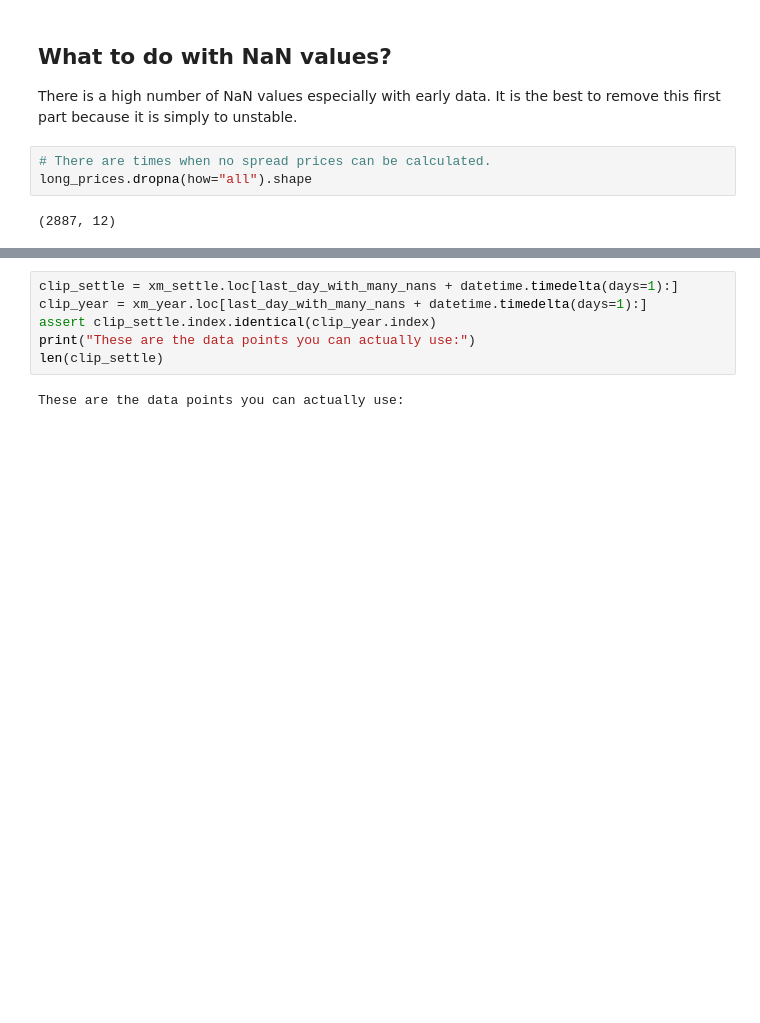
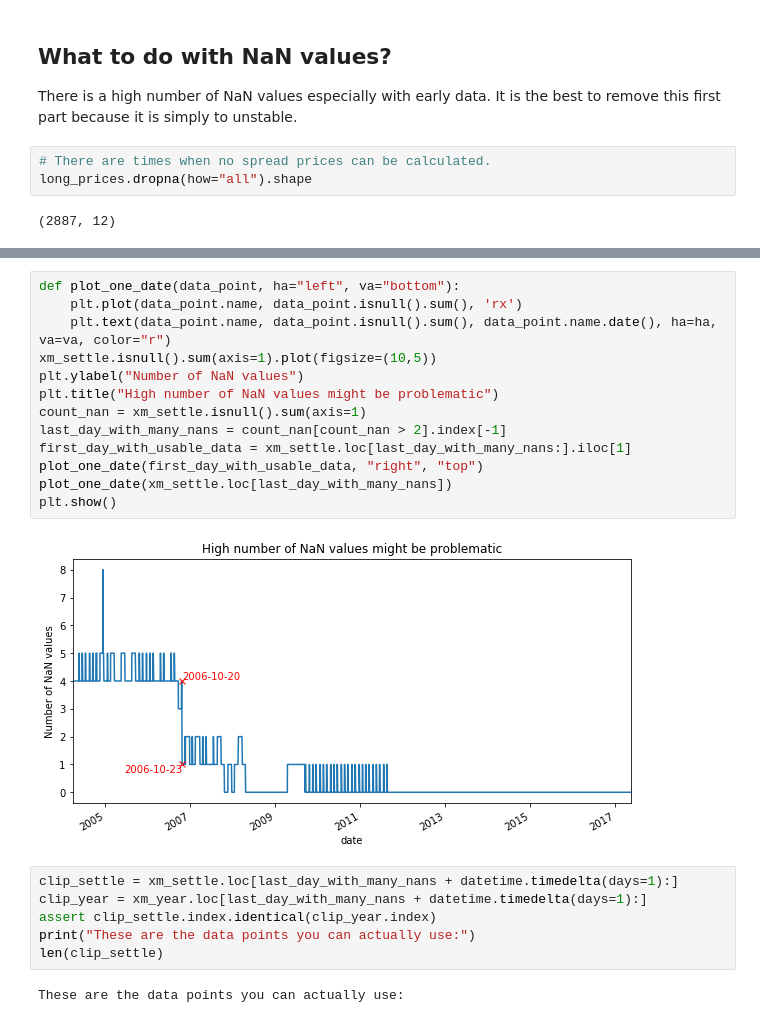
Before and after one commit to leyhline/vix-term-structure, a Jupyter notebook: overview.ipynb, the cells around one changed output, grey strips where cells are left out. Saved outputs shown, nothing was run; the diff lists cells and outputs as text; blank space fills up the shorter version.

```diff
--- a/overview.ipynb
+++ b/overview.ipynb
@@ -166,3 +156,18 @@ Timestamp('2006-10-20 00:00:00')
+# %%
+def plot_one_date(data_point, ha="left", va="bottom"):
+    plt.plot(data_point.name, data_point.isnull().sum(), 'rx')
+    plt.text(data_point.name, data_point.isnull().sum(), data_point.name.date(), ha=ha, va=va, color="r")
+xm_settle.isnull().sum(axis=1).plot(figsize=(10,5))
+plt.ylabel("Number of NaN values")
+plt.title("High number of NaN values might be problematic")
+count_nan = xm_settle.isnull().sum(axis=1)
+last_day_with_many_nans = count_nan[count_nan > 2].index[-1]
+first_day_with_usable_data = xm_settle.loc[last_day_with_many_nans:].iloc[1]
+plot_one_date(first_day_with_usable_data, "right", "top")
+plot_one_date(xm_settle.loc[last_day_with_many_nans])
+plt.show()
+# %% [output]
+[figure, added]
 # %%
 clip_settle = xm_settle.loc[last_day_with_many_nans + datetime.timedelta(days=1):]
 clip_year = xm_year.loc[last_day_with_many_nans + datetime.timedelta(days=1):]
```
Also changed, not shown: parts of 8 cells of this notebook.
